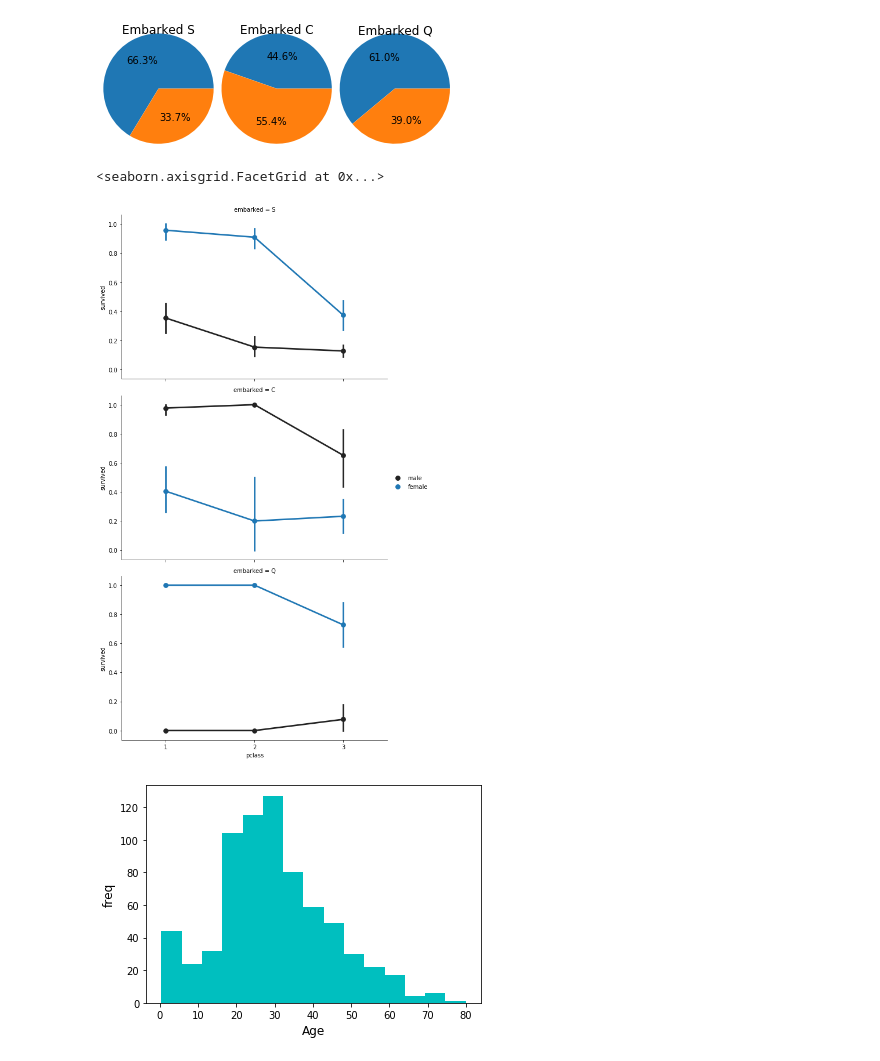
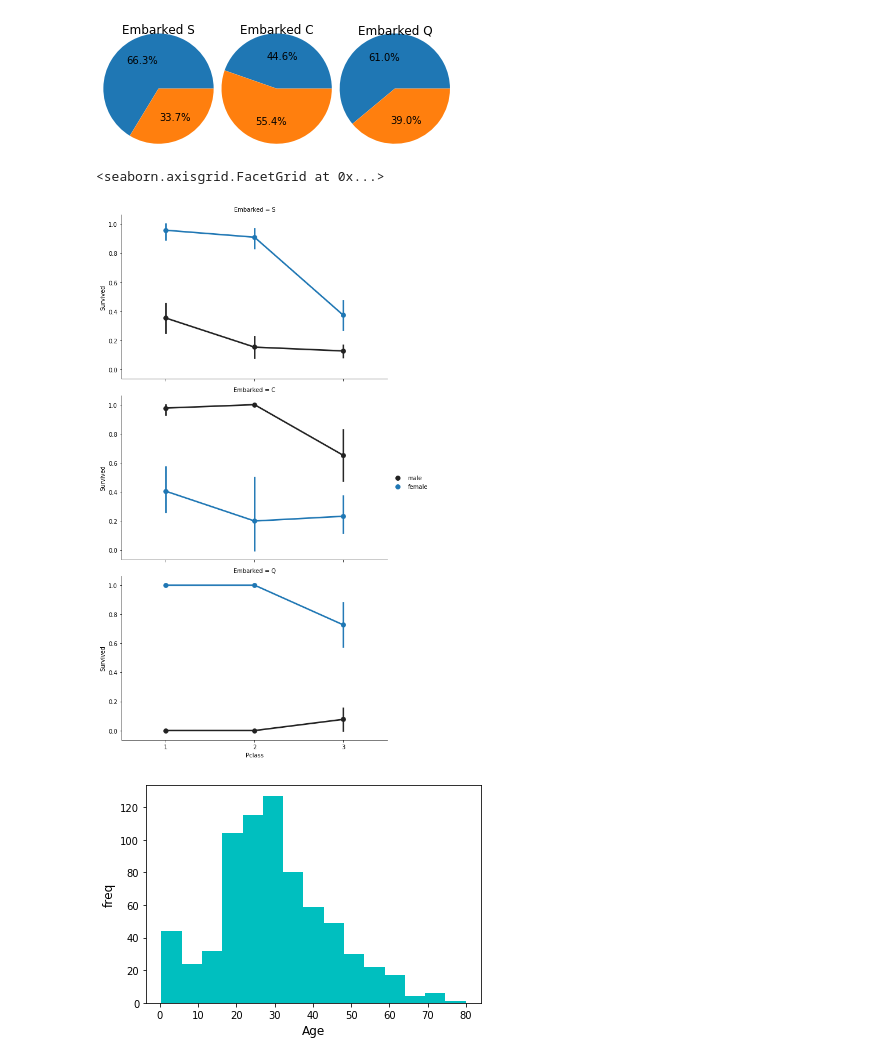
Before and after one commit to ricardocruzado/Titanic-survival-prediction-model, a Jupyter notebook: Titanic_EDA.ipynb, the cells around one changed output. Drawn from its saved outputs; the diff is of its cells as text; code cells hidden in the pictures.

```diff
--- a/Titanic_EDA.ipynb
+++ b/Titanic_EDA.ipynb
@@ -32,0 +23,4 @@ titanic.head()
+# %%
+titanic_train=pd.read_csv('titanic_train.csv')  #Train data
+titanic_test=pd.read_csv('titanic_test.csv')    #Test data
+titanic_train.head()
@@ -231,12 +242,12 @@ Orange:Survived
 Blue:Not survived
 [figure]
 # %%
-FacetGrid = sns.FacetGrid(titanic, row='embarked', height=4.5, aspect=1.6)
-FacetGrid.map(sns.pointplot, 'pclass', 'survived', 'sex', palette=None,  order=None, hue_order=None )
+FacetGrid = sns.FacetGrid(titanic_train, row='Embarked', height=4.5, aspect=1.6)
+FacetGrid.map(sns.pointplot, 'Pclass', 'Survived', 'Sex', palette=None,  order=None, hue_order=None )
 FacetGrid.add_legend()
 # %% [output]
 <seaborn.axisgrid.FacetGrid at 0x...>
-[figure, old version]
+[figure, new version]
 # %%
 #plt.figure(0)
 #plt.pie(titanic[titanic.sex=='male'].survived.value_counts(),autopct='%1.1f%%')
```
Also changed, not shown: parts of 33 cells of this notebook.
